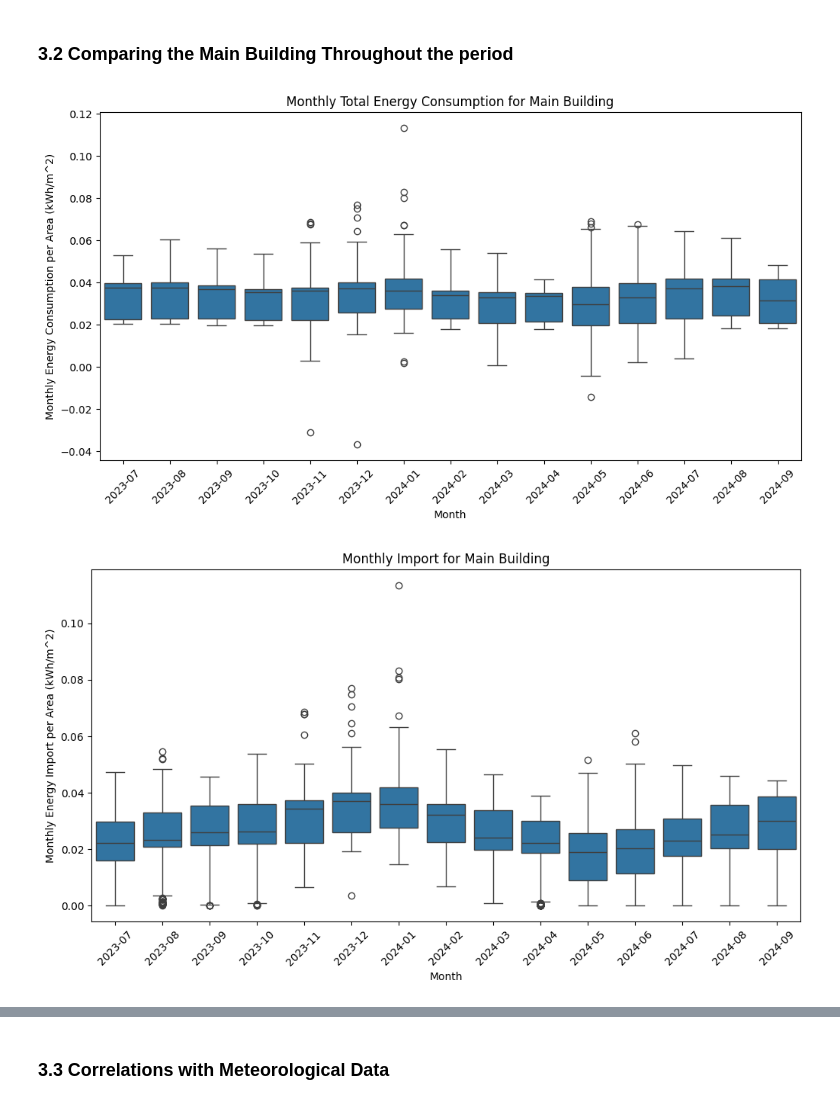
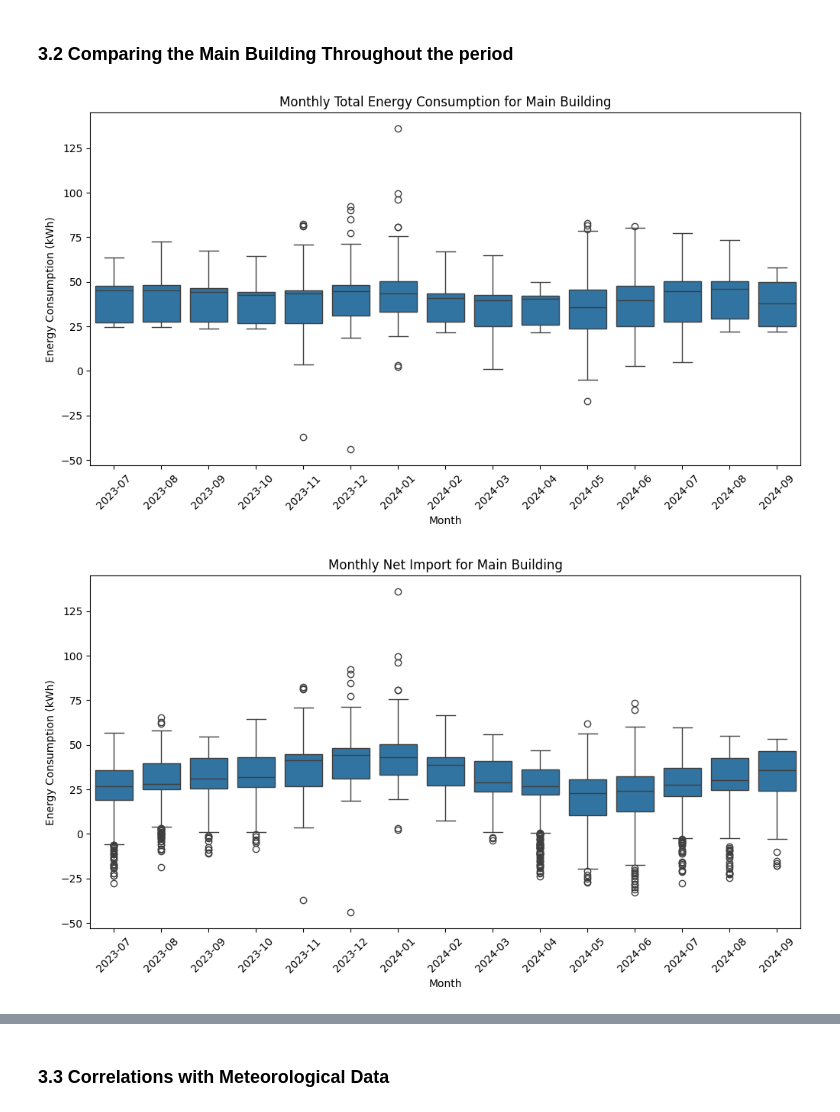
Before and after one commit to MatsNissen-Lie/SolarEnergyImpact, a Jupyter notebook: simen/analyse.ipynb, the cells around one changed output, grey strips where cells are left out. Saved outputs shown, nothing was run; the diff lists cells and outputs as text; code cells hidden in the pictures.

```diff
--- a/simen/analyse.ipynb
+++ b/simen/analyse.ipynb
@@ -392,11 +354,3 @@ cloud_fraction       0
 precipitation        0
 solar_consumption    0
 dtype: int64
-# %%
-#Getting the columns we want for main building
-main_building_df['total_consumption'] = main_building_df['value'] + main_building_df['solar_consumption']
-main_building_df = main_building_df.rename(columns={'value': 'net_import'})
-main_building_df = main_building_df.merge(main_building_import_df.rename(columns={'value':'import'})["import"], on='timestamp', how='left')
-main_building_df = main_building_df.merge(main_building_export_df.rename(columns={'value':'export'})["export"], on='timestamp', how='left')
-
-main_building_df.head()
@@ -413,4 +356,0 @@ main_building_df.head()
-# %%
-#Drop from main building dataframe
-main_building_df = main_building_df.drop(columns=['energy_source', 'direction', 'meter_name'])
-main_building_df.head()
@@ -465,9 +356,0 @@ building_C_df.head()
-# %%
-#Main Building
-main_building_df["avg_consumption"] = main_building_df["total_consumption"] / sizes[main_building_df["meter_id"].iloc[0]]
-main_building_df["avg_import"] = main_building_df["import"] / sizes[main_building_df["meter_id"].iloc[0]]
-main_building_df["avg_export"] = main_building_df["export"] / sizes[main_building_df["meter_id"].iloc[0]]
-main_building_df["avg_net_import"] = main_building_df["net_import"] / sizes[main_building_df["meter_id"].iloc[0]]
-main_building_df["avg_solar_consumption"] = main_building_df["solar_consumption"] / sizes[main_building_df["meter_id"].iloc[0]]
-
-main_building_df.head()
@@ -642,30 +530,30 @@ plt.show()
 # %%
 #We want to look at the monthly differences in consumption for the main building
 #That is a box plot for each month
 
 # Extract the month from the datetime index
 main_building_df['month'] = main_building_df.index.to_period('M')
 
 # Create the boxplot of total consumption by month
 plt.figure(figsize=(12, 6))
-sns.boxplot(data=main_building_df, x='month', y='avg_consumption')
+sns.boxplot(data=main_building_df, x='month', y='total_consumption')
 plt.title('Monthly Total Energy Consumption for Main Building')
-plt.ylabel('Monthly Energy Consumption per Area (kWh/m^2)')
+plt.ylabel('Energy Consumption (kWh)')
 plt.xlabel('Month')
 plt.xticks(rotation=45)  # Rotate x-axis labels for better readability
 plt.show()
 
 # Create the boxplot of net import by month
 plt.figure(figsize=(12, 6))
-sns.boxplot(data=main_building_df, x='month', y='avg_import')
-plt.title('Monthly Import for Main Building')
-plt.ylabel('Monthly Energy Import per Area (kWh/m^2)')
+sns.boxplot(data=main_building_df, x='month', y='value')
+plt.title('Monthly Net Import for Main Building')
+plt.ylabel('Energy Consumption (kWh)')
 plt.xlabel('Month')
 plt.xticks(rotation=45)  # Rotate x-axis labels for better readability
 plt.show()
 # %% [output]
-[figure, old version]
+[figure, new version]
-[figure, old version]
+[figure, new version]
 # %%
 #We want to plot the solar consumption for the main building
 
```
Also changed, not shown: parts of 39 cells of this notebook, 2 other files.
